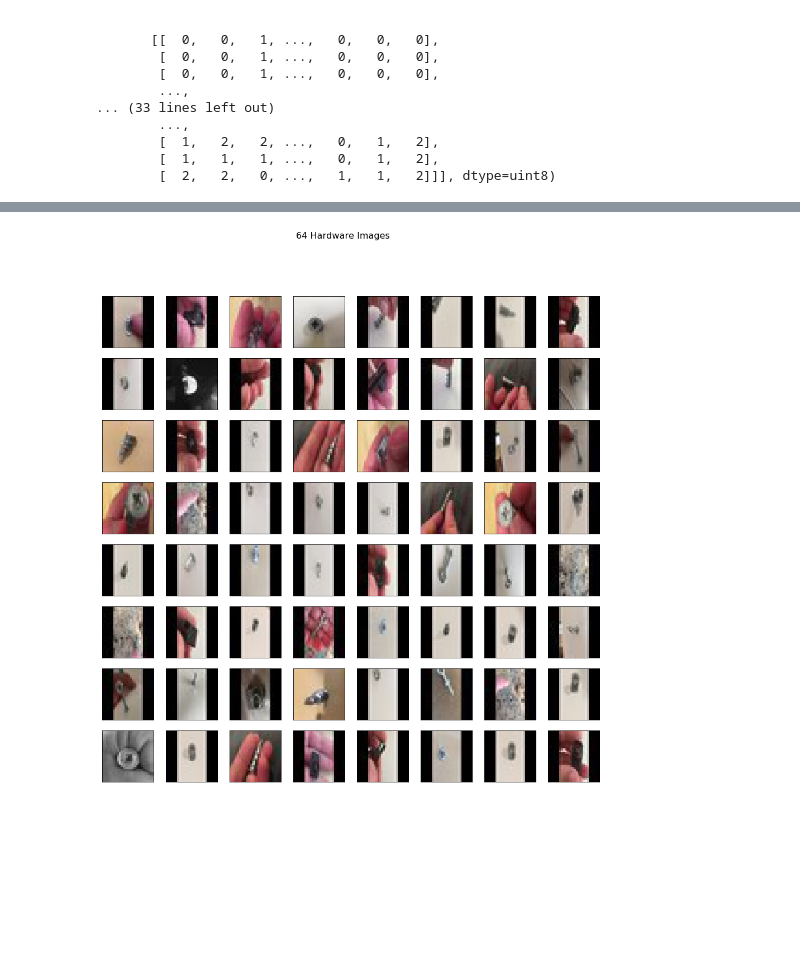
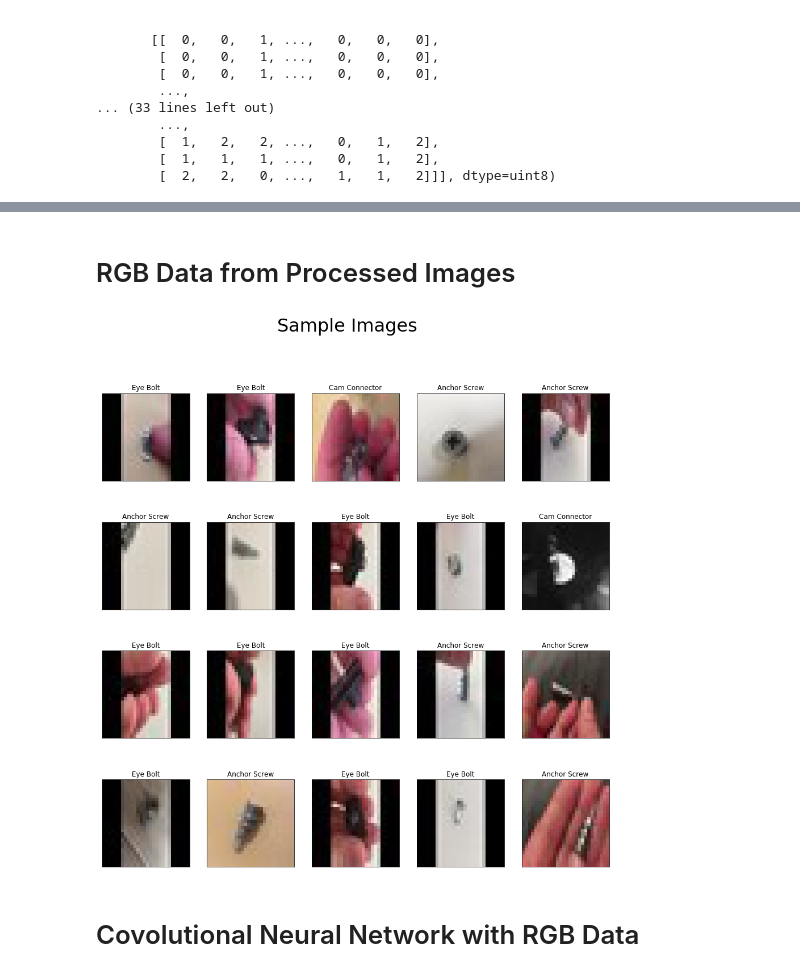
Before and after one commit to brandonsteed/hardware, a Jupyter notebook: classifying-hardware-from-images.ipynb, the cells around one changed output, grey strips where cells are left out. Saved outputs shown, nothing was run; the diff lists cells and outputs as text; code cells hidden in the pictures; blank space fills up the shorter version.

```diff
--- a/classifying-hardware-from-images.ipynb
+++ b/classifying-hardware-from-images.ipynb
@@ -16,12 +35,22 @@ X_test = np.load('X-test.npy')
 y_test = np.load('y-test.npy')
 # %%
 plt.figure(figsize=(16, 16))
-for i in np.arange(64):
-    plt.subplot(8, 8, i + 1)
+for i in np.arange(20):
+    plt.subplot(4, 5, i + 1)
+    if y_train[i] == 0:
+        plt.title('Cam Connector')
+    if y_train[i] == 1:
+        plt.title('Anchor Screw')
+    if y_train[i] == 2:
+        plt.title('Eye Bolt')
+    if y_train[i] == 3:
+        plt.title('Extruded U-Bolt')
+    if y_train[i] == 4:
+        plt.title('Jack Nut')
     plt.imshow(X_train[i])
     plt.xticks(())
     plt.yticks(())
-plt.suptitle('64 Hardware Images', fontsize=32)
+plt.suptitle('Sample Images', fontsize=32)
 
 plt.show()
 # %% [output]
@@ -46,19 +75,6 @@ array([[[ 99,  85,  78, ...,  73,  59,  52],
         [  1,   2,   2, ...,   0,   1,   2],
         [  1,   1,   1, ...,   0,   1,   2],
         [  2,   2,   0, ...,   1,   1,   2]]], dtype=uint8)
-# %%
-plt.figure(figsize=(16, 16))
-for i in np.arange(100):
-    plt.subplot(10, 10, i + 1)
-    z = X_train.iloc[i]
-    zz = np.array(z)
-    image = zz.reshape((28,28))
-    plt.imshow(image)
-    plt.xticks(())
-    plt.yticks(())
-plt.suptitle('100 Images', fontsize=16)
-
-plt.show()
 # %%
 X_train = X_train.reshape(4161, 784)
 X_test = X_test.reshape(1041, 784)
@@ -224,3 +246,5 @@ Test accuracy: 0.8357348704315171
+# %% [markdown]
+# RGB Data from Processed Images
 # %%
 X_train = np.load('X-train-rgb.npy')
 y_train = np.load('y-train-rgb.npy')
@@ -230,18 +254,30 @@ X_val = np.load('X-val-rgb.npy')
 y_val = np.load('y-val-rgb.npy')
 # %%
 plt.figure(figsize=(16, 16))
-for i in np.arange(64):
-    plt.subplot(8, 8, i + 1)
+for i in np.arange(20):
+    plt.subplot(4, 5, i + 1)
+    if y_train[i] == 0:
+        plt.title('Cam Connector')
+    if y_train[i] == 1:
+        plt.title('Anchor Screw')
+    if y_train[i] == 2:
+        plt.title('Eye Bolt')
+    if y_train[i] == 3:
+        plt.title('Extruded U-Bolt')
+    if y_train[i] == 4:
+        plt.title('Jack Nut')
     plt.imshow(X_train[i])
     plt.xticks(())
     plt.yticks(())
-plt.suptitle('64 Hardware Images', fontsize=16)
+plt.suptitle('Sample Images', fontsize=32)
 
 plt.show()
 # %% [output]
-[figure, old version]
+[figure, new version]
 # %%
 val_score = []
+# %% [markdown]
+# Covolutional Neural Network with RGB Data
 # %%
 # input image dimensions, from the data
 img_rows, img_cols = 28, 28
```
Also changed, not shown: parts of 12 cells of this notebook.
